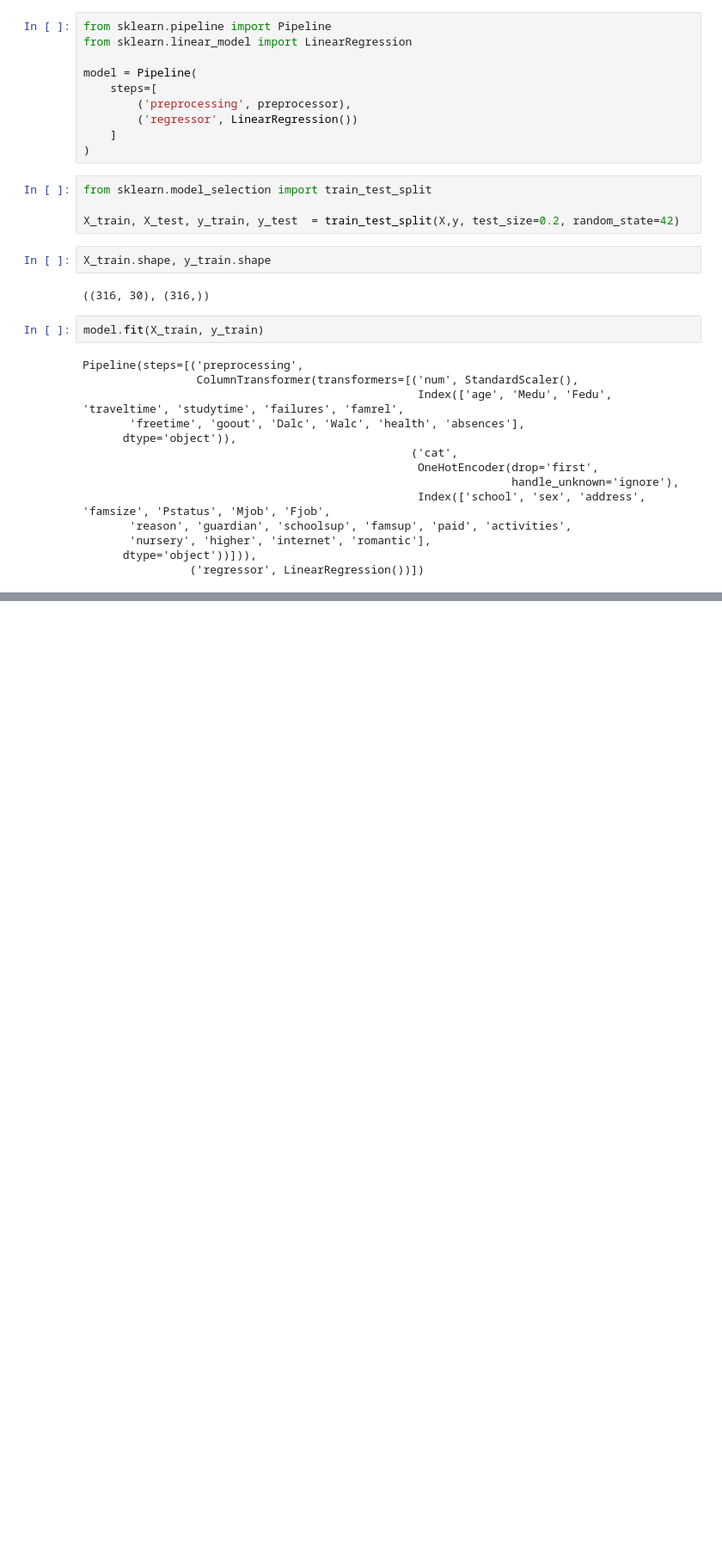
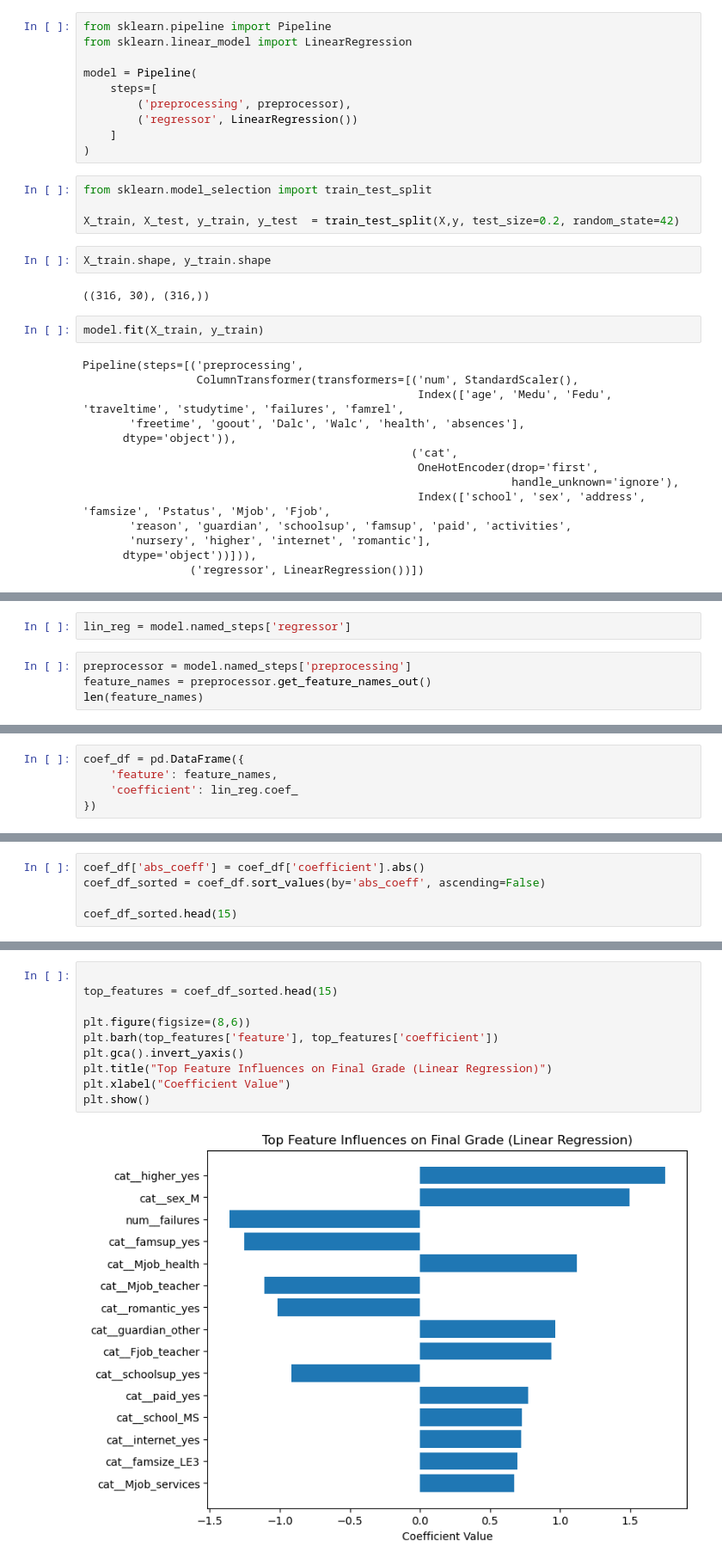
Before and after one commit to Fantom-1/ML-Diaries, a Jupyter notebook: MLDiaries04_StudentPerformance/student_performance.ipynb, the cells around one changed output, grey strips where cells are left out. Shown: that part at 86% size. Saved outputs shown, nothing was run; the diff lists cells and outputs as text; blank space fills up the shorter version.

```diff
--- a/MLDiaries04_StudentPerformance/student_performance.ipynb
+++ b/MLDiaries04_StudentPerformance/student_performance.ipynb
@@ -182,0 +222,6 @@ Pipeline(steps=[('preprocessing',
+# %%
+lin_reg = model.named_steps['regressor']
+# %%
+preprocessor = model.named_steps['preprocessing']
+feature_names = preprocessor.get_feature_names_out()
+len(feature_names)
@@ -182,0 +230,5 @@ Pipeline(steps=[('preprocessing',
+# %%
+coef_df = pd.DataFrame({
+    'feature': feature_names,
+    'coefficient': lin_reg.coef_
+})
@@ -182,0 +255,5 @@ Pipeline(steps=[('preprocessing',
+# %%
+coef_df['abs_coeff'] = coef_df['coefficient'].abs()
+coef_df_sorted = coef_df.sort_values(by='abs_coeff', ascending=False)
+
+coef_df_sorted.head(15)
@@ -182,0 +277,12 @@ Pipeline(steps=[('preprocessing',
+# %%
+
+top_features = coef_df_sorted.head(15)
+
+plt.figure(figsize=(8,6))
+plt.barh(top_features['feature'], top_features['coefficient'])
+plt.gca().invert_yaxis()
+plt.title("Top Feature Influences on Final Grade (Linear Regression)")
+plt.xlabel("Coefficient Value")
+plt.show()
+# %% [output]
+[figure, added]
```
Also changed, not shown: parts of 35 cells of this notebook, 2 other files.
